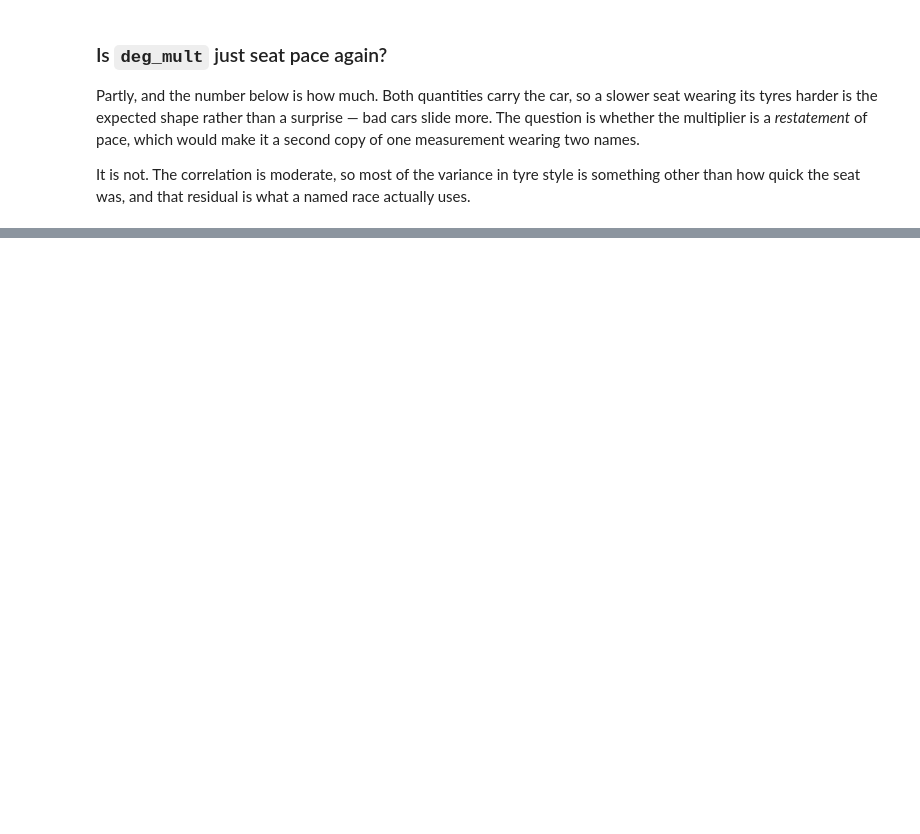
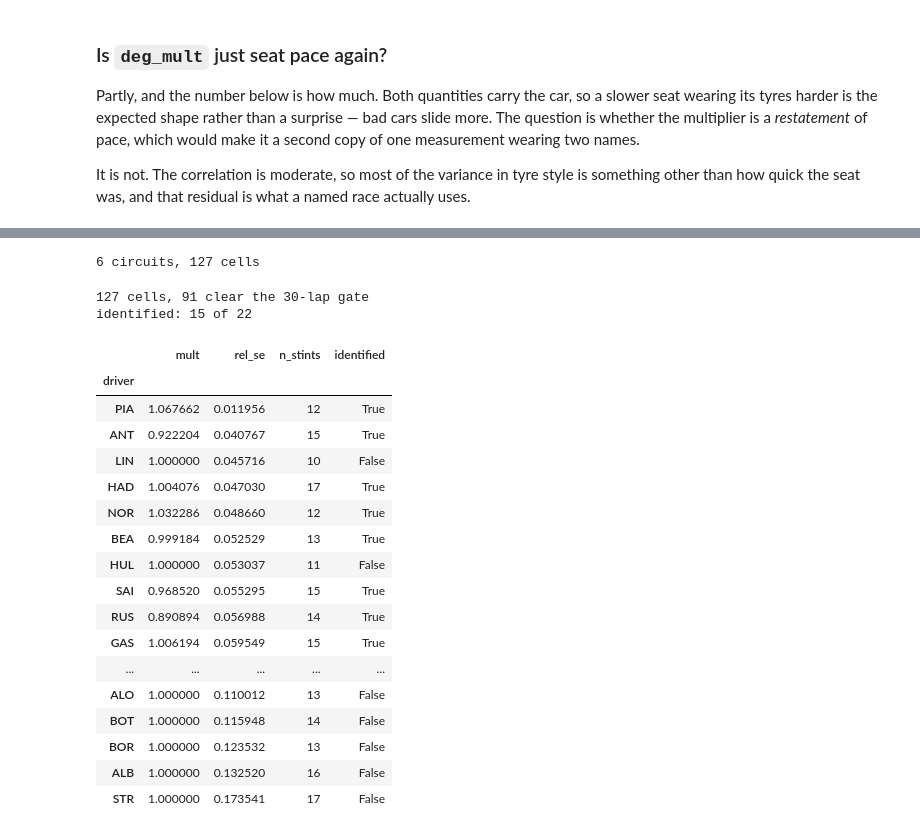
Before and after one commit to MdSaad09/SENNA, a Jupyter notebook: notebooks/fit_driver_identity.ipynb, the cells around one changed output, grey strips where cells are left out. Drawn from its saved outputs; the diff is of its cells as text; code cells hidden in the pictures; blank space fills up the shorter version.

```diff
--- a/notebooks/fit_driver_identity.ipynb
+++ b/notebooks/fit_driver_identity.ipynb
@@ -332,0 +345,78 @@ sd(seat_pace_mean_s) = 0.534 s against a committed median sigma_driver_s of 0.58
+# %%
+async def _load_era(era):
+    async with engine_for(database_url()).connect() as conn:
+        index = await frames.circuit_index(conn, rounds)
+        out = {}
+        for slug in sorted(index.loc[index["era"] == era, "slug"].unique()):
+            event = index.loc[index["slug"] == slug, "event_name"].iloc[0]
+            laps = await frames.pace_laps(conn, event, era, rounds)
+            laps = laps[laps["compound"].isin(("SOFT", "MEDIUM", "HARD"))]
+            if not laps.empty:
+                out[slug] = laps
+        return out
+
+def fit_era(era, laps_by_circuit):
+    joint, residuals, deg = {}, {}, {}
+    race_fuel_kg = config.get(config.load(f"physics_{era}"), "mass.race_fuel_kg")
+    for slug, laps in laps_by_circuit.items():
+        fuel_kg = session_fuel(laps, race_fuel_kg, sc_burn)
+        fit = fit_joint_pace(laps, fuel_kg, vif_max=vif_max, calibration_rounds=rounds)
+        joint[slug] = fit
+        residuals[slug] = age_partial_residuals(laps, fuel_kg, calibration_rounds=rounds)
+        deg[slug] = fit_degradation(
+            residuals[slug], fit.t0_s,
+            bounds=([deg_cfg["curve_bounds"]["a"][0], deg_cfg["curve_bounds"]["b"][0]],
+                    [deg_cfg["curve_bounds"]["a"][1], deg_cfg["curve_bounds"]["b"][1]]),
+            min_laps=deg_cfg["min_laps"], min_stints=deg_cfg["min_stints"],
+            min_drivers=deg_cfg["min_drivers"], min_max_age=deg_cfg["min_max_age"],
+            p0=deg_cfg["curve_p0"], maxfev=deg_cfg["curve_maxfev"],
+        )
+    return joint, residuals, deg
+
+laps_2026 = await _load_era("2026")  # noqa: F704
+joint26, residuals26, deg26 = fit_era("2026", laps_2026)
+print(f"{len(joint26)} circuits, {sum(len(f.driver_effects_s) for f in joint26.values())} cells")
+# %% [output]
+6 circuits, 127 cells
+# %%
+cells26 = pd.DataFrame([
+    {"circuit": slug, "driver": code, "laps": fit.driver_laps.get(code, 0)}
+    for slug, fit in joint26.items() for code in fit.driver_effects_s
+])
+# the denominator behind configs/fits.yaml's min_laps_for_seat_pace comment for this era
+print(f"{len(cells26)} cells, {(cells26['laps'] >= gate).sum()} clear the {gate}-lap gate")
+
+pooled26 = pd.concat([
+    r.assign(predicted_deg_s=deg_prediction_s(r, deg26[slug], joint26[slug].t0_s))
+    for slug, r in residuals26.items() if deg26.get(slug)
+], ignore_index=True)
+style26 = fit_deg_multipliers(pooled26, min_stints=int(driver_cfg["min_stints_for_deg_mult"]),
+                              max_rel_se=float(driver_cfg["max_rel_se_for_deg_mult"]))
+table26 = pd.DataFrame([
+    {"driver": c, "mult": f.mult, "rel_se": f.rel_se, "n_stints": f.n_stints,
+     "identified": f.identified}
+    for c, f in style26.items()
+]).set_index("driver").sort_values("rel_se")
+print(f"identified: {sum(f.identified for f in style26.values())} of {len(style26)}")
+table26
+# %% [output]
+127 cells, 91 clear the 30-lap gate
+identified: 15 of 22
+|  | mult | rel_se | n_stints | identified |
+| driver |  |  |  |  |
+| PIA | 1.067662 | 0.011956 | 12 | True |
+| ANT | 0.922204 | 0.040767 | 15 | True |
+| LIN | 1.000000 | 0.045716 | 10 | False |
+| HAD | 1.004076 | 0.047030 | 17 | True |
+| NOR | 1.032286 | 0.048660 | 12 | True |
+| BEA | 0.999184 | 0.052529 | 13 | True |
+| HUL | 1.000000 | 0.053037 | 11 | False |
+| SAI | 0.968520 | 0.055295 | 15 | True |
+| RUS | 0.890894 | 0.056988 | 14 | True |
+| GAS | 1.006194 | 0.059549 | 15 | True |
+| ... | ... | ... | ... | ... |
+| ALO | 1.000000 | 0.110012 | 13 | False |
+| BOT | 1.000000 | 0.115948 | 14 | False |
+| BOR | 1.000000 | 0.123532 | 13 | False |
+| ALB | 1.000000 | 0.132520 | 16 | False |
+| STR | 1.000000 | 0.173541 | 17 | False |
```
Also changed, not shown: parts of 7 cells of this notebook, 21 other files.
